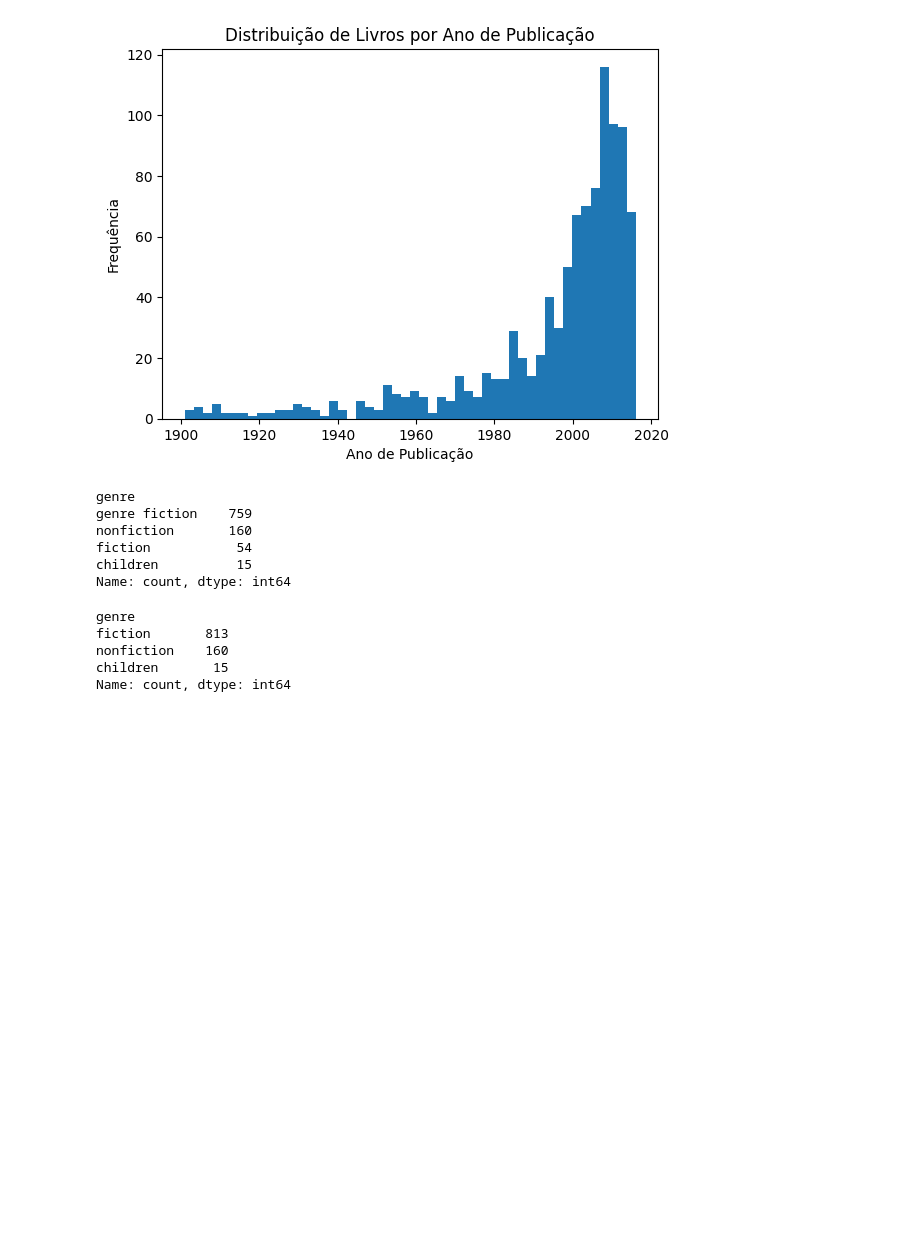
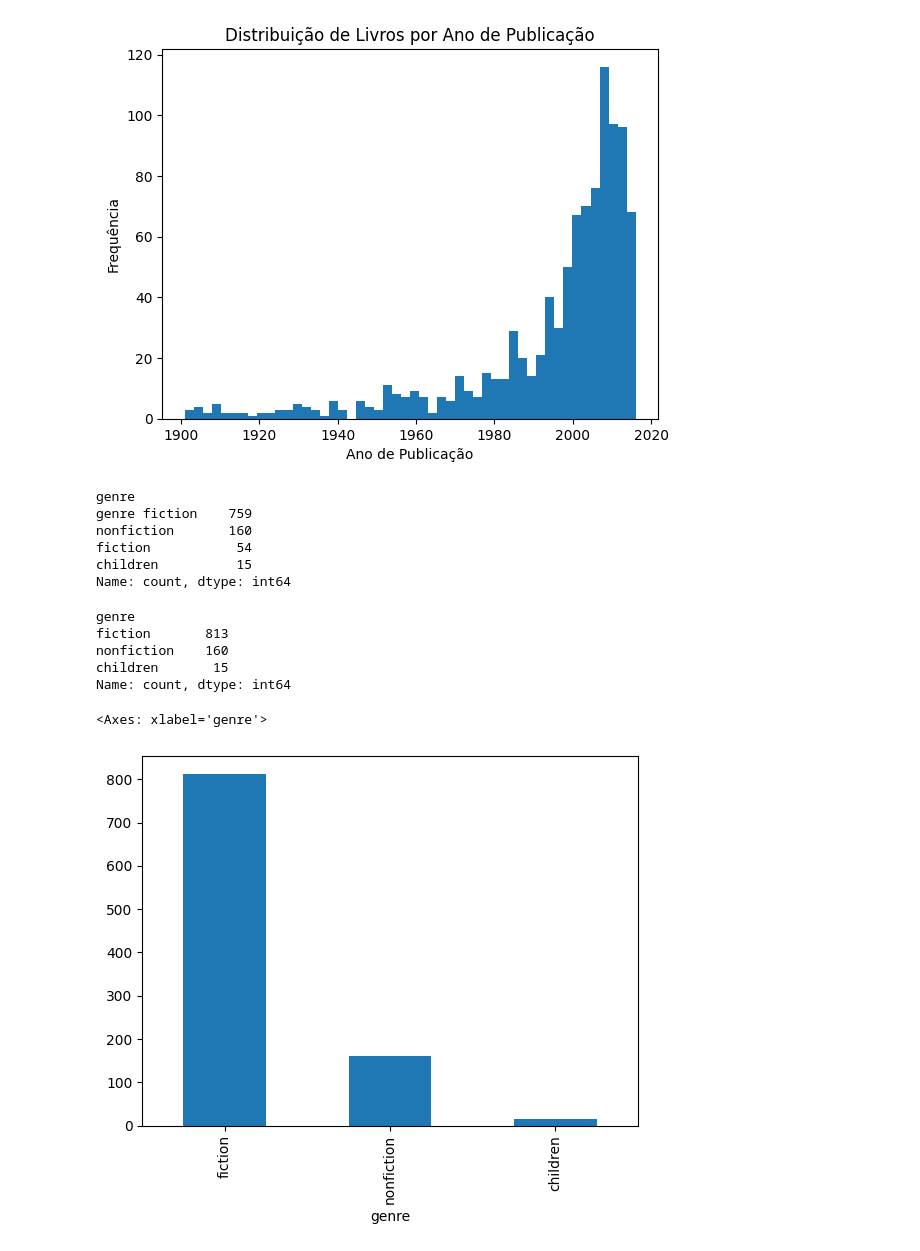
Before and after one commit to Laurentius96/Analysis_of_Book_Publication_Data, a Jupyter notebook: main.ipynb, the cells around one changed output. Drawn from its saved outputs; the diff is of its cells as text; code cells hidden in the pictures; blank space fills up the shorter version.

```diff
--- a/main.ipynb
+++ b/main.ipynb
@@ -160,3 +160,8 @@ fiction       813
 nonfiction    160
 children       15
 Name: count, dtype: int64
+# %%
+df["genre"].value_counts().plot(kind="bar")
+# %% [output]
+<Axes: xlabel='genre'>
+[figure, added]
```
Also changed, not shown: parts of 3 cells of this notebook.
